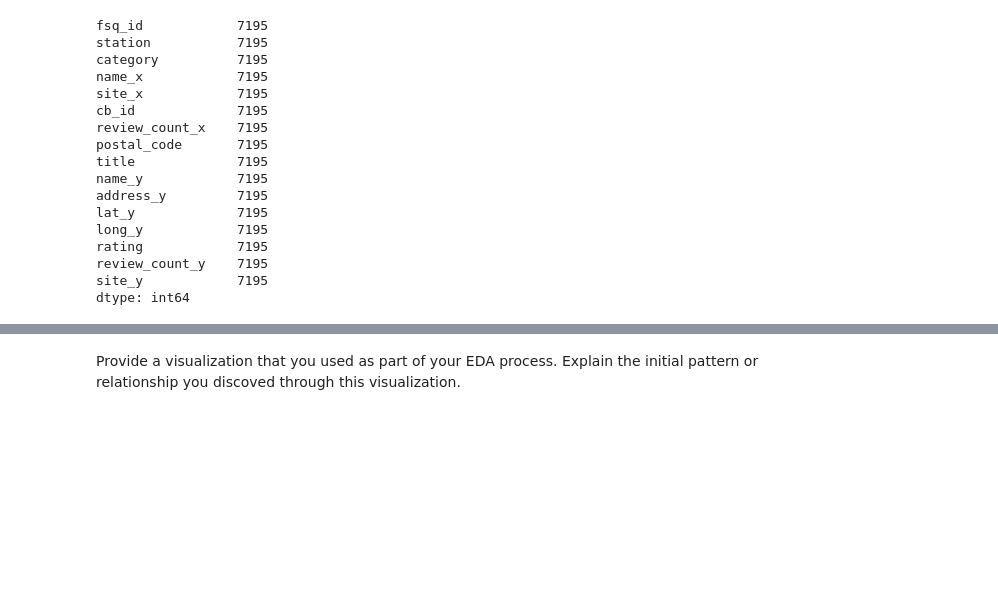
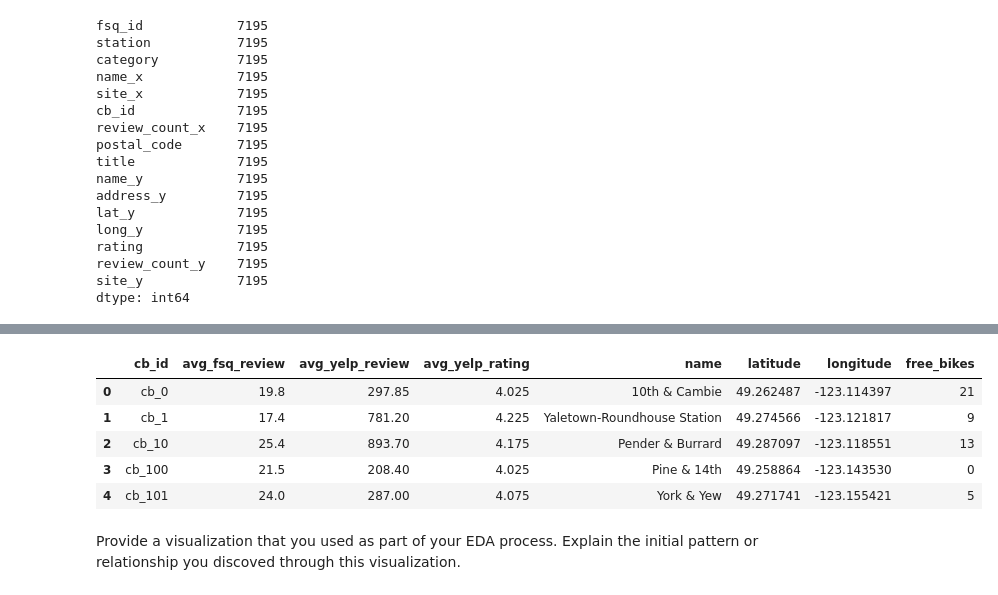
Before and after one commit to MillanAir/Statistical-Modelling-lhl, a Jupyter notebook: notebooks/joining_data.ipynb, the cells around one changed output, grey strips where cells are left out. Cells and saved outputs as stored; diff of their text form; code cells hidden in the pictures; blank space fills up the shorter version.

```diff
--- a/notebooks/joining_data.ipynb
+++ b/notebooks/joining_data.ipynb
@@ -193,0 +212,12 @@ dtype: int64
+# %%
+# merge condensed_df and cb_vancouver
+main_df = pd.merge(condensed_df, cb_vancouver, on='cb_id', how='outer')
+
+main_df.head()
+# %% [output]
+|  | cb_id | avg_fsq_review | avg_yelp_review | avg_yelp_rating | name | latitude | longitude | free_bikes |
+| 0 | cb_0 | 19.8 | 297.85 | 4.025 | 10th & Cambie | 49.262487 | -123.114397 | 21 |
+| 1 | cb_1 | 17.4 | 781.20 | 4.225 | Yaletown-Roundhouse Station | 49.274566 | -123.121817 | 9 |
+| 2 | cb_10 | 25.4 | 893.70 | 4.175 | Pender & Burrard | 49.287097 | -123.118551 | 13 |
+| 3 | cb_100 | 21.5 | 208.40 | 4.025 | Pine & 14th | 49.258864 | -123.143530 | 0 |
+| 4 | cb_101 | 24.0 | 287.00 | 4.075 | York & Yew | 49.271741 | -123.155421 | 5 |
```
Also changed, not shown: parts of 5 cells of this notebook, 2 other files.
